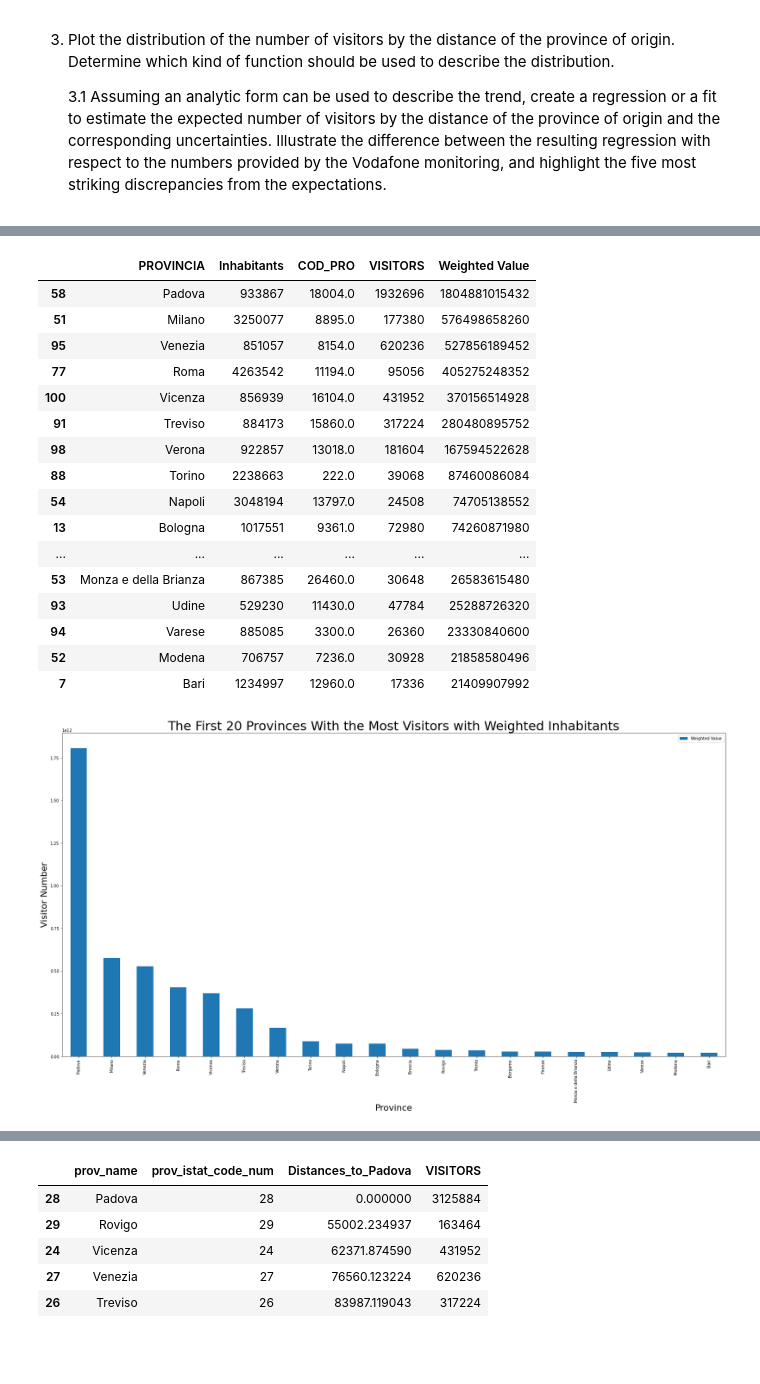
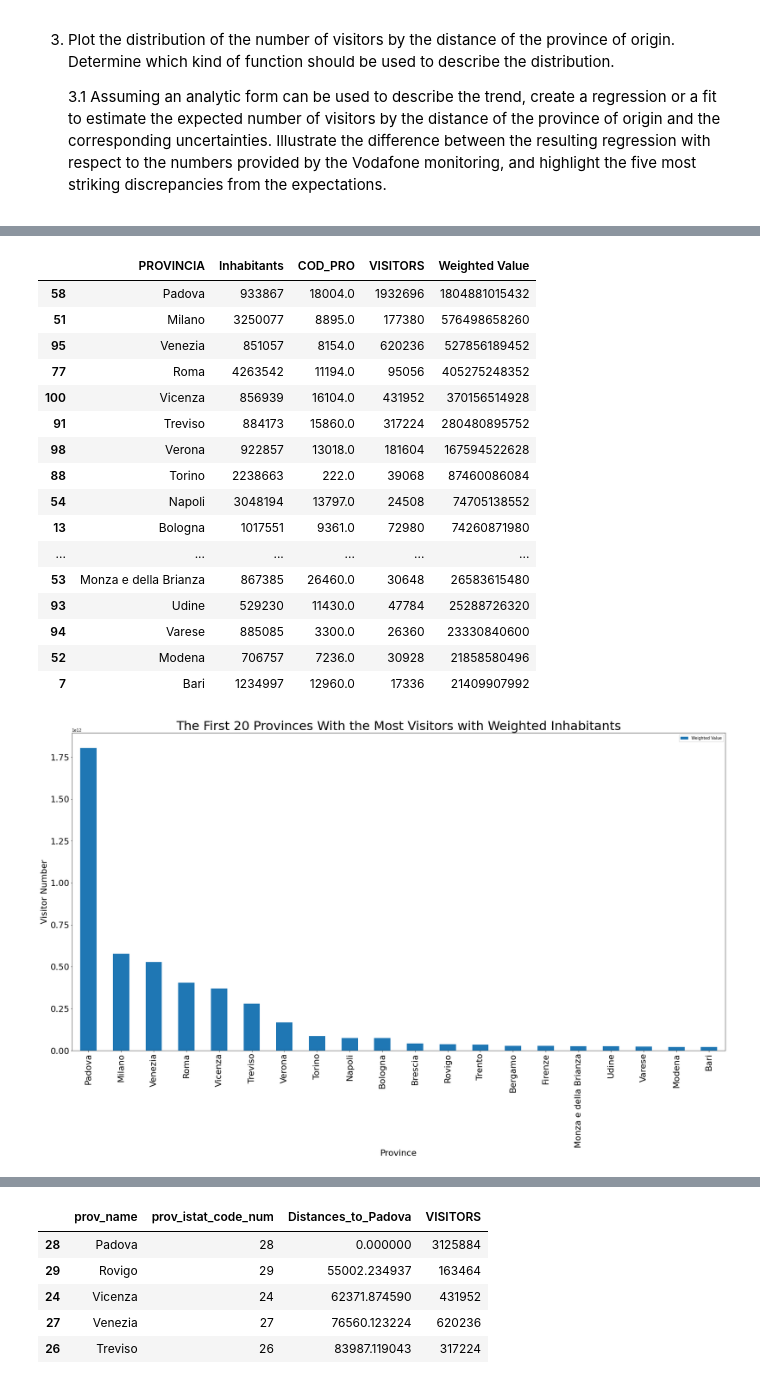
Before and after one commit to mustafaAlgun/Vodafone-Connection-Project, a Jupyter notebook: HLP_Final_Project.ipynb, the cells around one changed output, grey strips where cells are left out. Drawn from its saved outputs; the diff is of its cells as text; code cells hidden in the pictures; blank space fills up the shorter version.

```diff
--- a/HLP_Final_Project.ipynb
+++ b/HLP_Final_Project.ipynb
@@ -143,35 +144,36 @@ df_ranking2 = df_ranking2.drop(columns=['DOW','COD_COUNTRY','PRO_COM','COD_REG',
 df_ranking2 = df_ranking2.groupby(['PROVINCIA','Inhabitants']).sum().reset_index()
 # Calculation of Weighted Values
 df_ranking2['Weighted Value'] = df_ranking2.apply(lambda row: (row['VISITORS']*row['Inhabitants']), axis=1)
 # Sorting by Weighted values
 df_ranking_provinces_20 = df_ranking2.sort_values('Weighted Value',ascending=False).head(20)
 
 
 bx = df_ranking_provinces_20.plot.bar(x='PROVINCIA', y='Weighted Value',figsize=(30, 15))
 bx.set_title('The First 20 Provinces With the Most Visitors with Weighted Inhabitants', fontdict={'size':32})
 bx.set_ylabel(ylabel='Visitor Number', fontdict={'size':22})
 bx.set_xlabel(xlabel='Province', fontdict={'size':22})
-
+plt.xticks(fontsize=22)
+plt.yticks(fontsize=22)
 df_ranking_provinces_20
 # %% [output]
 |  | PROVINCIA | Inhabitants | COD_PRO | VISITORS | Weighted Value |
 | 58 | Padova | 933867 | 18004.0 | 1932696 | 1804881015432 |
 | 51 | Milano | 3250077 | 8895.0 | 177380 | 576498658260 |
 | 95 | Venezia | 851057 | 8154.0 | 620236 | 527856189452 |
 | 77 | Roma | 4263542 | 11194.0 | 95056 | 405275248352 |
 | 100 | Vicenza | 856939 | 16104.0 | 431952 | 370156514928 |
 | 91 | Treviso | 884173 | 15860.0 | 317224 | 280480895752 |
 | 98 | Verona | 922857 | 13018.0 | 181604 | 167594522628 |
 | 88 | Torino | 2238663 | 222.0 | 39068 | 87460086084 |
 | 54 | Napoli | 3048194 | 13797.0 | 24508 | 74705138552 |
 | 13 | Bologna | 1017551 | 9361.0 | 72980 | 74260871980 |
 | ... | ... | ... | ... | ... | ... |
 | 53 | Monza e della Brianza | 867385 | 26460.0 | 30648 | 26583615480 |
 | 93 | Udine | 529230 | 11430.0 | 47784 | 25288726320 |
 | 94 | Varese | 885085 | 3300.0 | 26360 | 23330840600 |
 | 52 | Modena | 706757 | 7236.0 | 30928 | 21858580496 |
 | 7 | Bari | 1234997 | 12960.0 | 17336 | 21409907992 |
-[figure, old version]
+[figure, new version]
 # %%
 # 2.1
 from shapely.geometry import Point, Polygon
```
Also changed, not shown: parts of 1 cell of this notebook.
